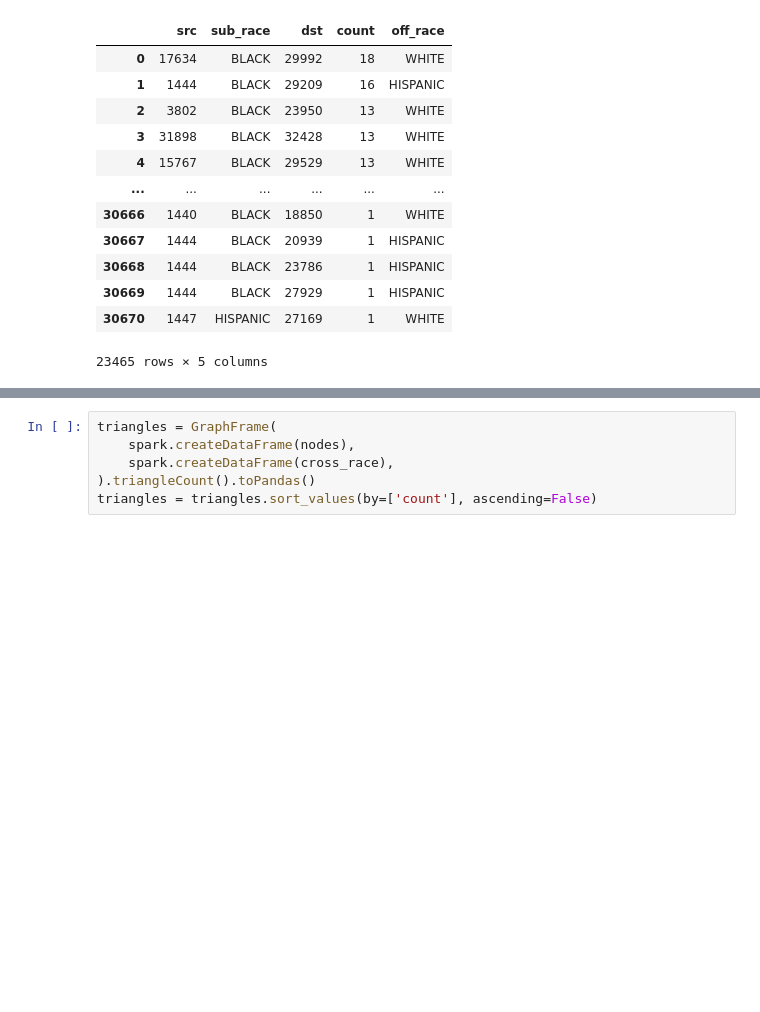
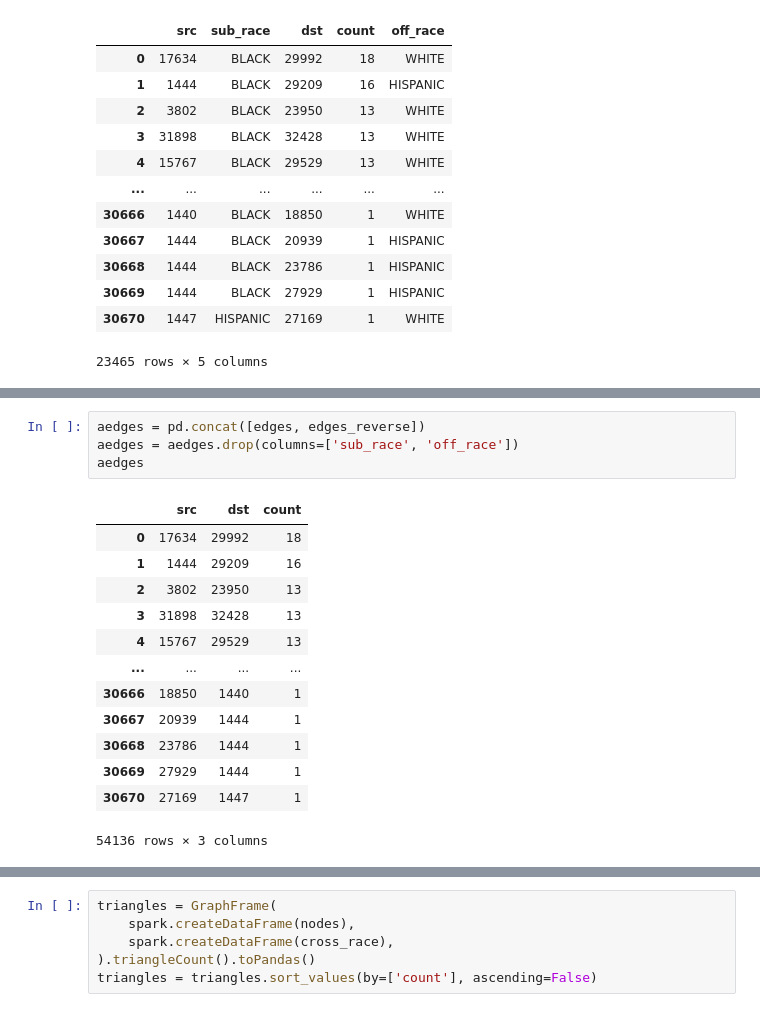
Before and after one commit to lqwdev/The-Freedom-Deer, a Jupyter notebook: cp4/src/cross-race.ipynb, the cells around one changed output, grey strips where cells are left out. Drawn from its saved outputs; the diff is of its cells as text; blank space fills up the shorter version.

```diff
--- a/cp4/src/cross-race.ipynb
+++ b/cp4/src/cross-race.ipynb
@@ -133,0 +155,18 @@ cross_race
+# %%
+aedges = pd.concat([edges, edges_reverse])
+aedges = aedges.drop(columns=['sub_race', 'off_race'])
+aedges
+# %% [output]
+|  | src | dst | count |
+| 0 | 17634 | 29992 | 18 |
+| 1 | 1444 | 29209 | 16 |
+| 2 | 3802 | 23950 | 13 |
+| 3 | 31898 | 32428 | 13 |
+| 4 | 15767 | 29529 | 13 |
+| ... | ... | ... | ... |
+| 30666 | 18850 | 1440 | 1 |
+| 30667 | 20939 | 1444 | 1 |
+| 30668 | 23786 | 1444 | 1 |
+| 30669 | 27929 | 1444 | 1 |
+| 30670 | 27169 | 1447 | 1 |
+54136 rows × 3 columns
```
Also changed, not shown: parts of 7 cells of this notebook, 3 other files.
